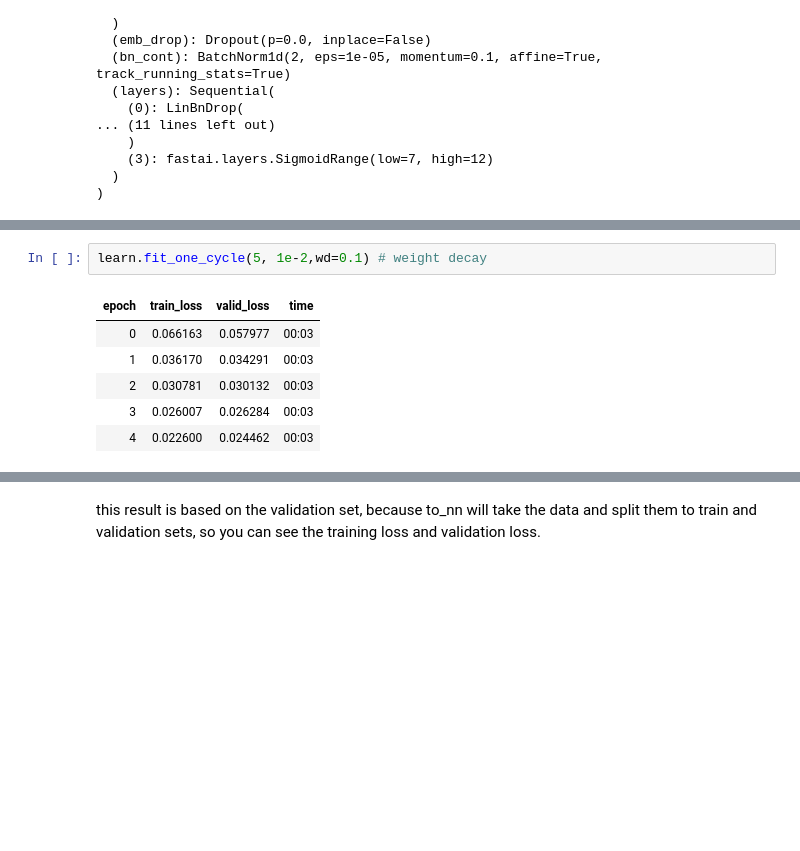
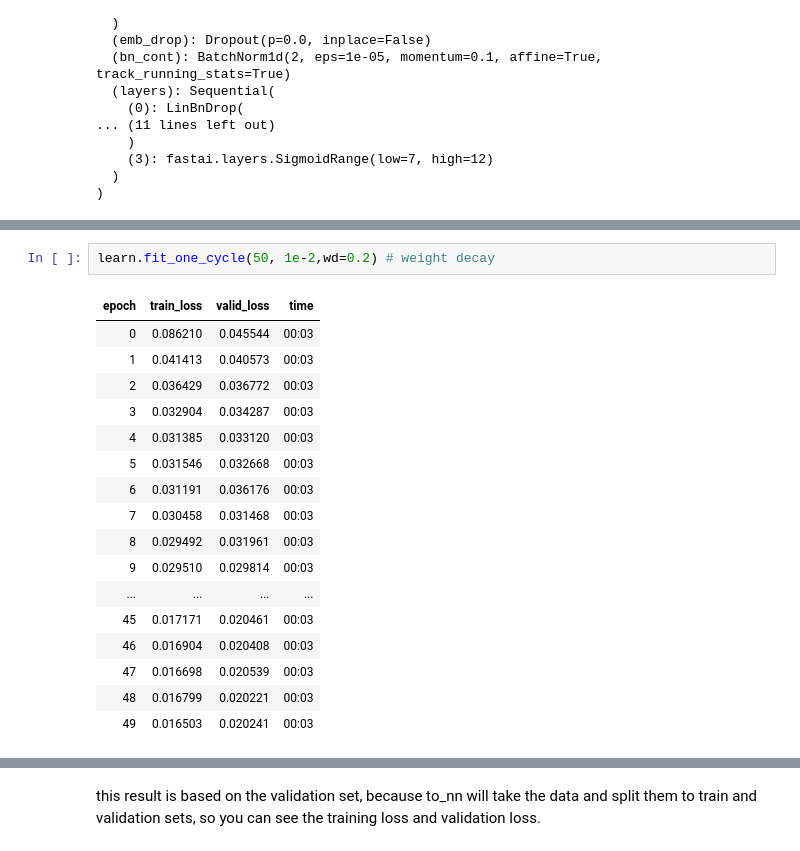
Before and after one commit to Ali-Alshaikh/ML_DL_project, a Jupyter notebook: final_submission.ipynb, the cells around one changed output, grey strips where cells are left out. Saved outputs shown, nothing was run; the diff lists cells and outputs as text; blank space fills up the shorter version.

```diff
--- a/final_submission.ipynb
+++ b/final_submission.ipynb
@@ -312,12 +346,23 @@ TabularModel(
 # %%
-learn.fit_one_cycle(5, 1e-2,wd=0.1) # weight decay
+learn.fit_one_cycle(50, 1e-2,wd=0.2) # weight decay
 # %% [output]
 | epoch | train_loss | valid_loss | time |
-| 0 | 0.066163 | 0.057977 | 00:03 |
-| 1 | 0.036170 | 0.034291 | 00:03 |
-| 2 | 0.030781 | 0.030132 | 00:03 |
-| 3 | 0.026007 | 0.026284 | 00:03 |
-| 4 | 0.022600 | 0.024462 | 00:03 |
+| 0 | 0.086210 | 0.045544 | 00:03 |
+| 1 | 0.041413 | 0.040573 | 00:03 |
+| 2 | 0.036429 | 0.036772 | 00:03 |
+| 3 | 0.032904 | 0.034287 | 00:03 |
+| 4 | 0.031385 | 0.033120 | 00:03 |
+| 5 | 0.031546 | 0.032668 | 00:03 |
+| 6 | 0.031191 | 0.036176 | 00:03 |
+| 7 | 0.030458 | 0.031468 | 00:03 |
+| 8 | 0.029492 | 0.031961 | 00:03 |
+| 9 | 0.029510 | 0.029814 | 00:03 |
+| ... | ... | ... | ... |
+| 45 | 0.017171 | 0.020461 | 00:03 |
+| 46 | 0.016904 | 0.020408 | 00:03 |
+| 47 | 0.016698 | 0.020539 | 00:03 |
+| 48 | 0.016799 | 0.020221 | 00:03 |
+| 49 | 0.016503 | 0.020241 | 00:03 |
 # %%
 preds,targets = learn.get_preds()
 r_mse(preds, targets) # results on the validation set
```
Also changed, not shown: parts of 13 cells of this notebook.
